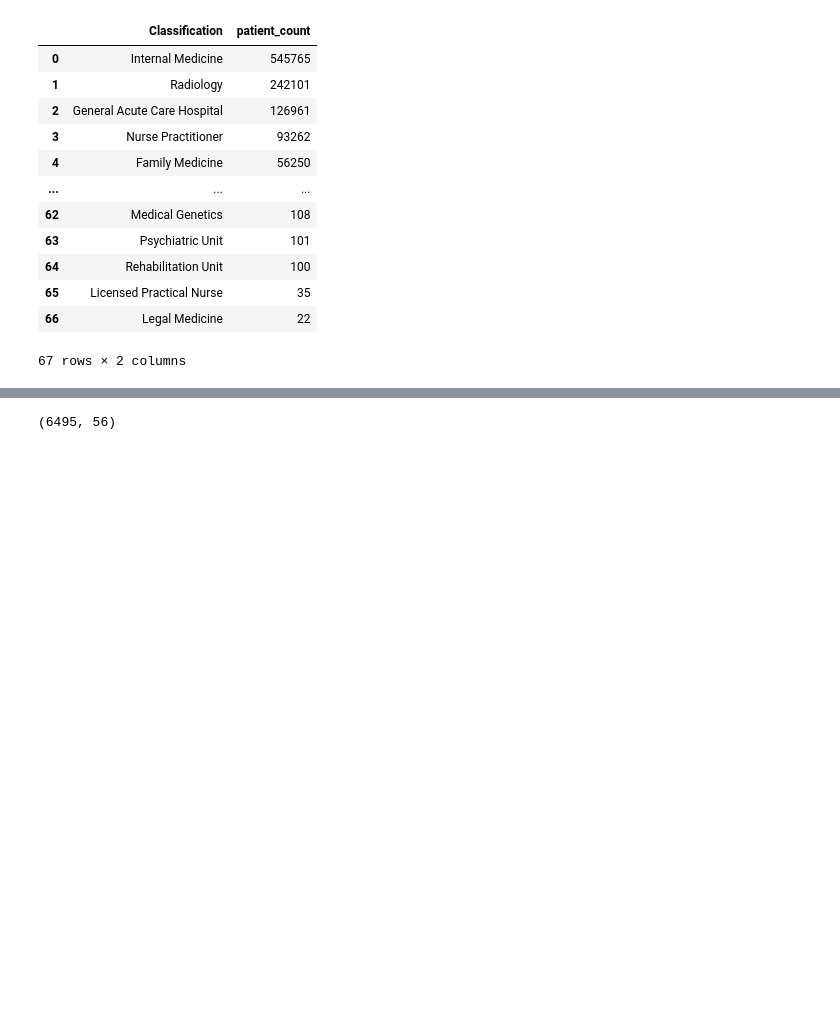
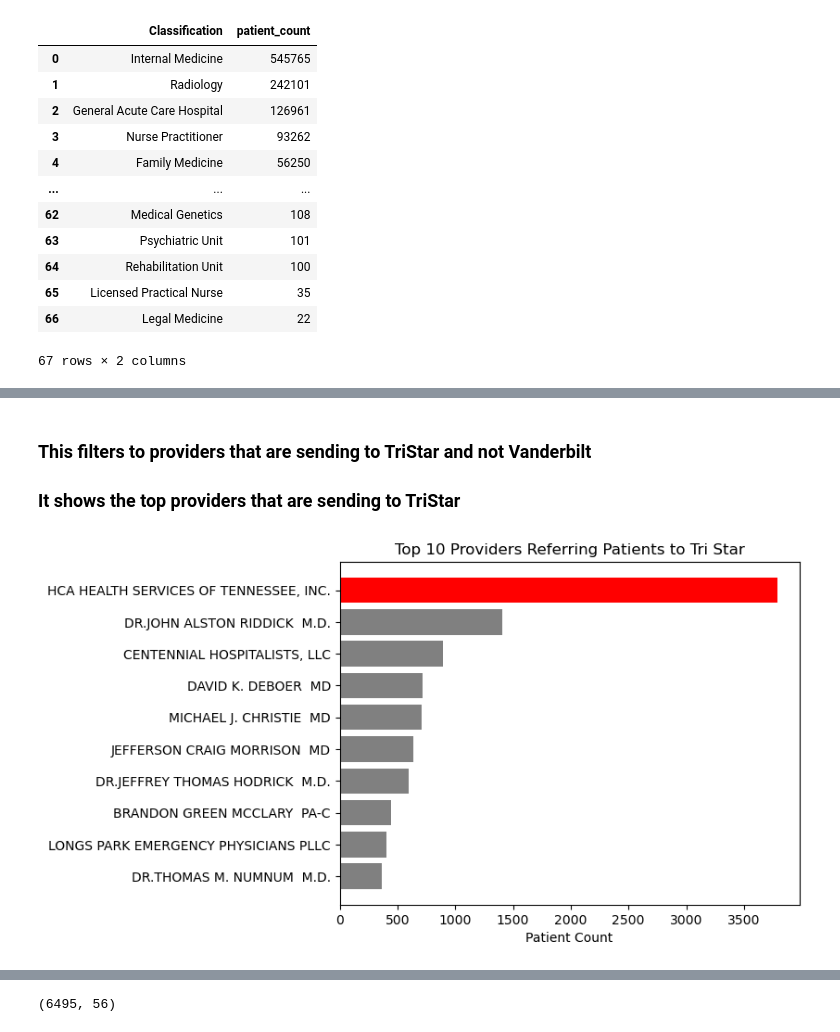
Before and after one commit to KagonDeans/hop-team, a Jupyter notebook: notebook/question_2 redo.ipynb, the cells around one changed output, grey strips where cells are left out. Cells and saved outputs as stored; diff of their text form; code cells hidden in the pictures; blank space fills up the shorter version.

```diff
--- a/notebook/question_2 redo.ipynb
+++ b/notebook/question_2 redo.ipynb
@@ -162,0 +491,37 @@ refer_to_tristar = nppes_nashville[nppes_nashville['name'].isin(tri_star_hospita
+# %% [markdown]
+### This filters to providers that are sending to TriStar and not Vanderbilt
+### It shows the top providers that are sending to TriStar
+# %%
+# Remove all providers that sent to Vanderbilt, so we can have only providers that sent to Tri-Star exclusively
+sent_to_vandy_tri_star = merged_tristar_vandy[merged_tristar_vandy['name_y'].isna()]
+
+#Which providers are sending to Tri-Star exclusively
+providers_to_tristar = sent_to_vandy_tri_star.groupby('from_provider_x') \
+['patient_count_x'] \
+.sum() \
+.reset_index() \
+.sort_values(by = 'patient_count_x', ascending = False) \
+.reset_index(drop = True)
+
+# Top 10 specialties that are sending patients exclusively to tristar
+providers_to_tristar = providers_to_tristar.sort_values(by = 'patient_count_x', ascending = False)
+
+top_10_providers_to_tristar = providers_to_tristar.head(10)
+
+top_10_color = ['grey','grey','grey','grey','grey','grey','grey','grey','grey','red']
+
+#Create bar graph of patient referral to all hospitals (Top 10)
+top_10_providers_to_tristar = top_10_providers_to_tristar.sort_values(by = 'patient_count_x', ascending = True)
+
+plt.barh(data = top_10_providers_to_tristar,
+         y = 'from_provider_x',
+         width = 'patient_count_x',
+         color = top_10_color)
+
+plt.xlabel('Patient Count')
+#plt.ylabel('Specialty')
+plt.title('Top 10 Providers Referring Patients to Tri Star', loc = 'center')
+
+plt.savefig('../data/top_10_providers_to_tristar.png',bbox_inches = 'tight')
+# %% [output]
+[figure, added]
```
Also changed, not shown: parts of 61 cells of this notebook.
